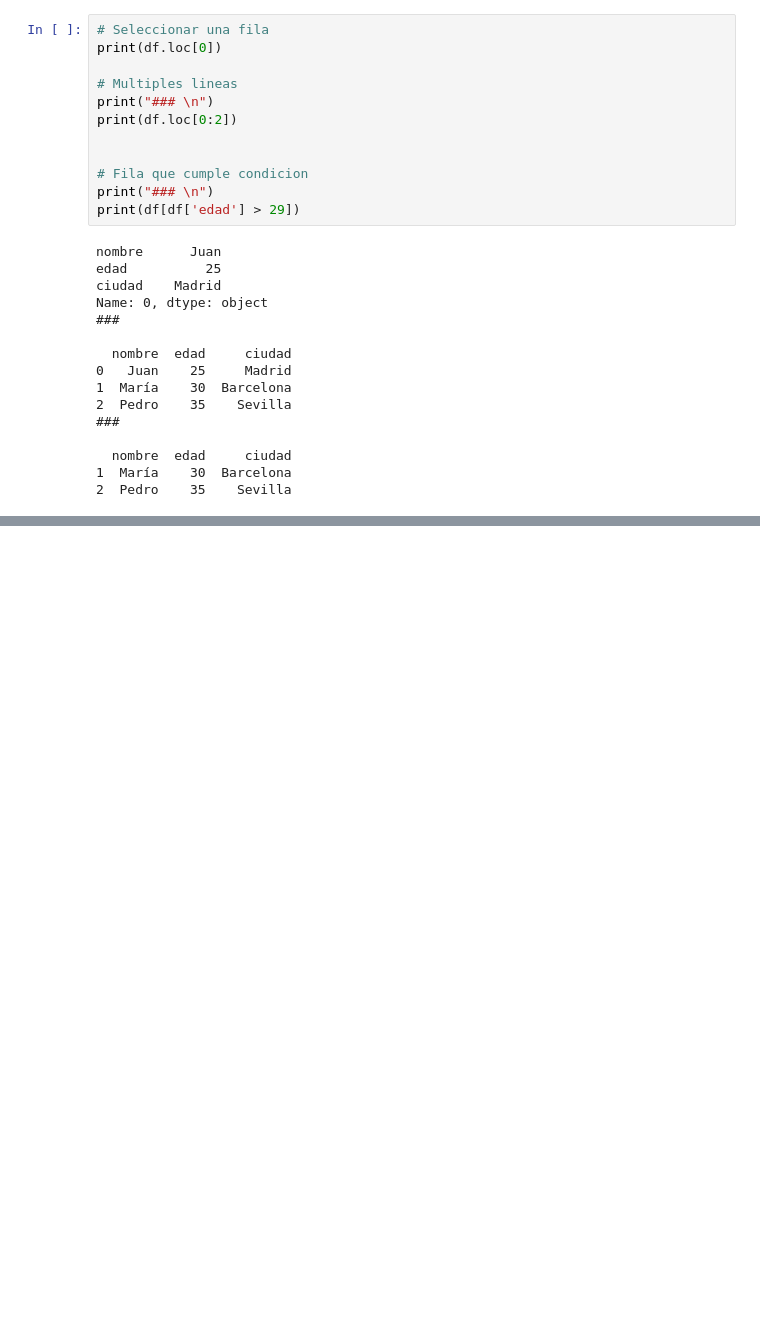
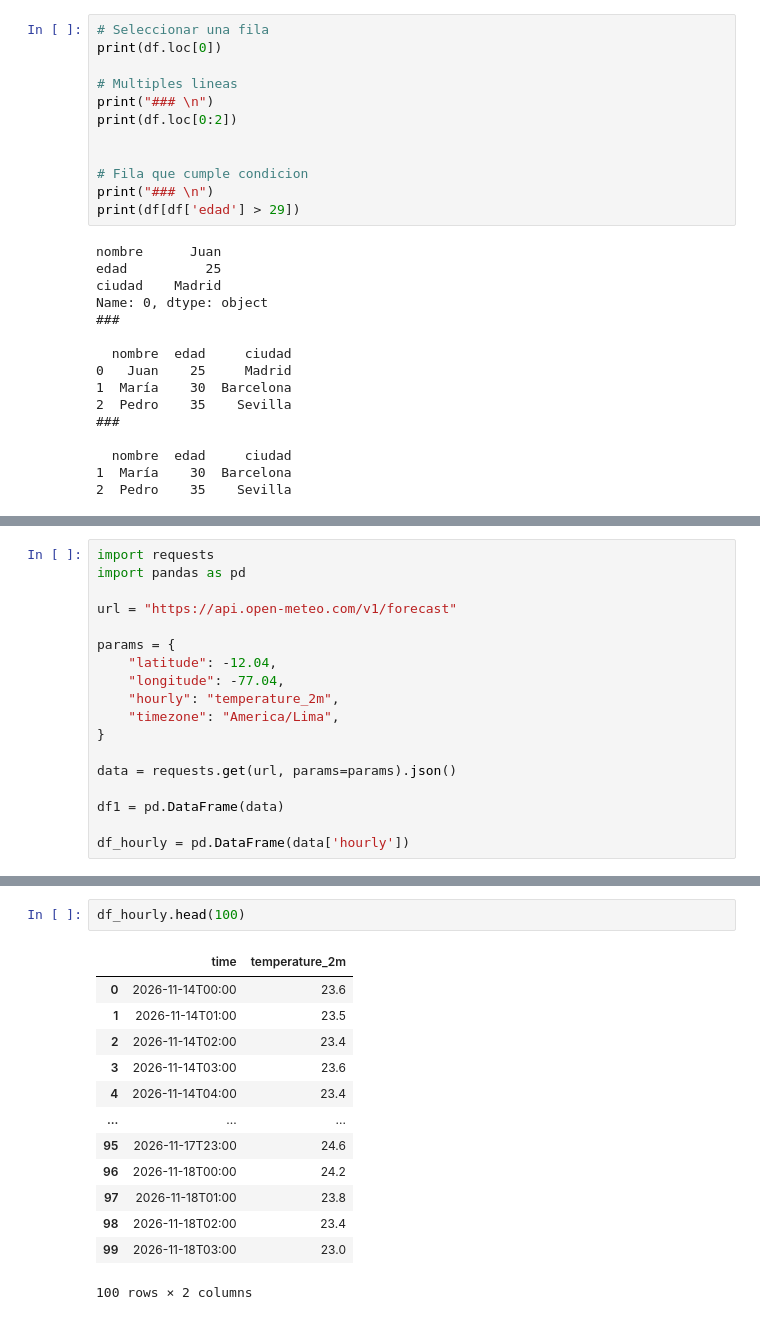
Before and after one commit to cgabrielcp/AnalisisDeDatos34, a Jupyter notebook: Sesion1/pandas.ipynb, the cells around one changed output, grey strips where cells are left out. Drawn from its saved outputs; the diff is of its cells as text; blank space fills up the shorter version.

```diff
--- a/Sesion1/pandas.ipynb
+++ b/Sesion1/pandas.ipynb
@@ -198,0 +201,18 @@ Name: 0, dtype: object
+# %%
+import requests
+import pandas as pd
+
+url = "https://api.open-meteo.com/v1/forecast"
+
+params = {
+    "latitude": -12.04,
+    "longitude": -77.04,
+    "hourly": "temperature_2m",
+    "timezone": "America/Lima",
+}
+
+data = requests.get(url, params=params).json()
+
+df1 = pd.DataFrame(data)
+
+df_hourly = pd.DataFrame(data['hourly'])
@@ -198,0 +225,16 @@ Name: 0, dtype: object
+# %%
+df_hourly.head(100)
+# %% [output]
+|  | time | temperature_2m |
+| 0 | 2026-11-14T00:00 | 23.6 |
+| 1 | 2026-11-14T01:00 | 23.5 |
+| 2 | 2026-11-14T02:00 | 23.4 |
+| 3 | 2026-11-14T03:00 | 23.6 |
+| 4 | 2026-11-14T04:00 | 23.4 |
+| ... | ... | ... |
+| 95 | 2026-11-17T23:00 | 24.6 |
+| 96 | 2026-11-18T00:00 | 24.2 |
+| 97 | 2026-11-18T01:00 | 23.8 |
+| 98 | 2026-11-18T02:00 | 23.4 |
+| 99 | 2026-11-18T03:00 | 23.0 |
+100 rows × 2 columns
```
Also changed, not shown: parts of 4 cells of this notebook.
